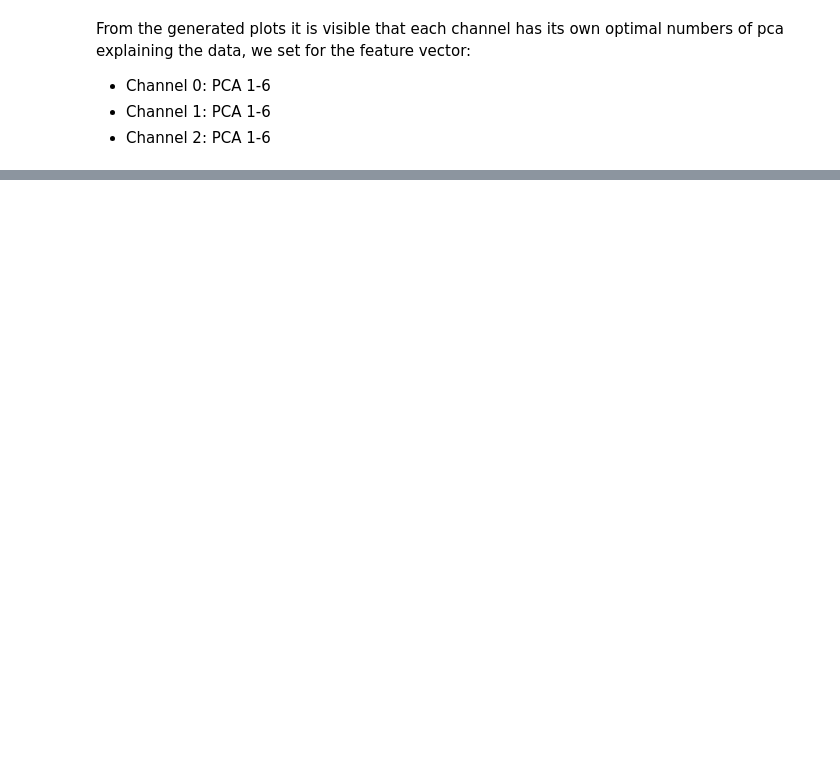
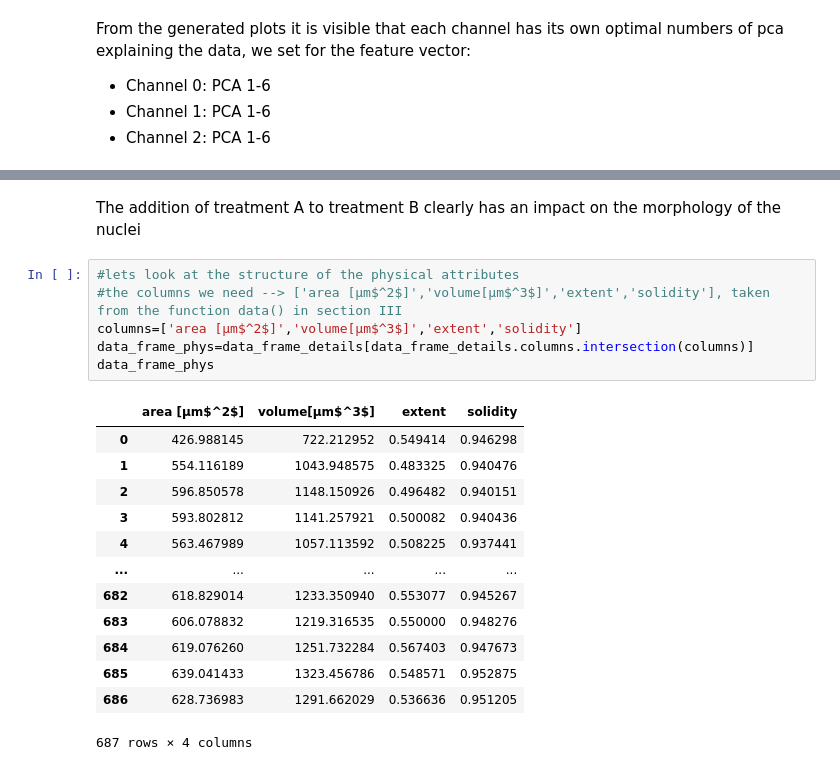
Before and after one commit to sardi1990/Morphological-feature-extraction-of-cell-nuclei-with-generic-Fourier-transform, a Jupyter notebook: code/Nuclear_morphology.ipynb, the cells around one changed output, grey strips where cells are left out. Cells and saved outputs as stored; diff of their text form; blank space fills up the shorter version.

```diff
--- a/code/Nuclear_morphology.ipynb
+++ b/code/Nuclear_morphology.ipynb
@@ -428,0 +549,22 @@ feature_vector_table=pd.DataFrame([gft[:,1,]])
+# %% [markdown]
+The addition of treatment A to treatment B clearly has an impact on the morphology of the nuclei
+# %%
+#lets look at the structure of the physical attributes
+#the columns we need --> ['area [µm$^2$]','volume[µm$^3$]','extent','solidity'], taken from the function data() in section III
+columns=['area [µm$^2$]','volume[µm$^3$]','extent','solidity']
+data_frame_phys=data_frame_details[data_frame_details.columns.intersection(columns)]
+data_frame_phys
+# %% [output]
+|  | area [µm$^2$] | volume[µm$^3$] | extent | solidity |
+| 0 | 426.988145 | 722.212952 | 0.549414 | 0.946298 |
+| 1 | 554.116189 | 1043.948575 | 0.483325 | 0.940476 |
+| 2 | 596.850578 | 1148.150926 | 0.496482 | 0.940151 |
+| 3 | 593.802812 | 1141.257921 | 0.500082 | 0.940436 |
+| 4 | 563.467989 | 1057.113592 | 0.508225 | 0.937441 |
+| ... | ... | ... | ... | ... |
+| 682 | 618.829014 | 1233.350940 | 0.553077 | 0.945267 |
+| 683 | 606.078832 | 1219.316535 | 0.550000 | 0.948276 |
+| 684 | 619.076260 | 1251.732284 | 0.567403 | 0.947673 |
+| 685 | 639.041433 | 1323.456786 | 0.548571 | 0.952875 |
+| 686 | 628.736983 | 1291.662029 | 0.536636 | 0.951205 |
+687 rows × 4 columns
```
Also changed, not shown: parts of 23 cells of this notebook, 21 other files.
